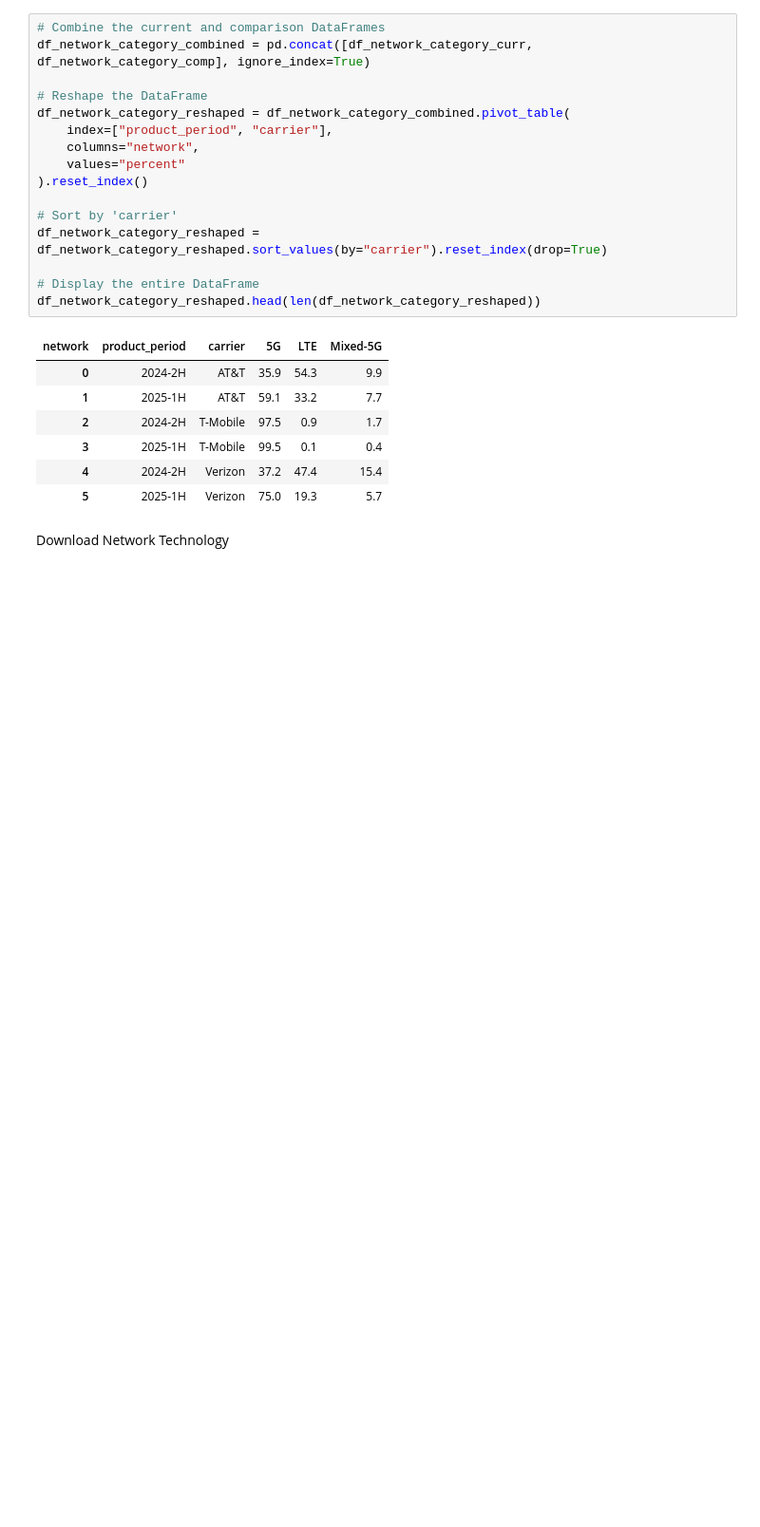
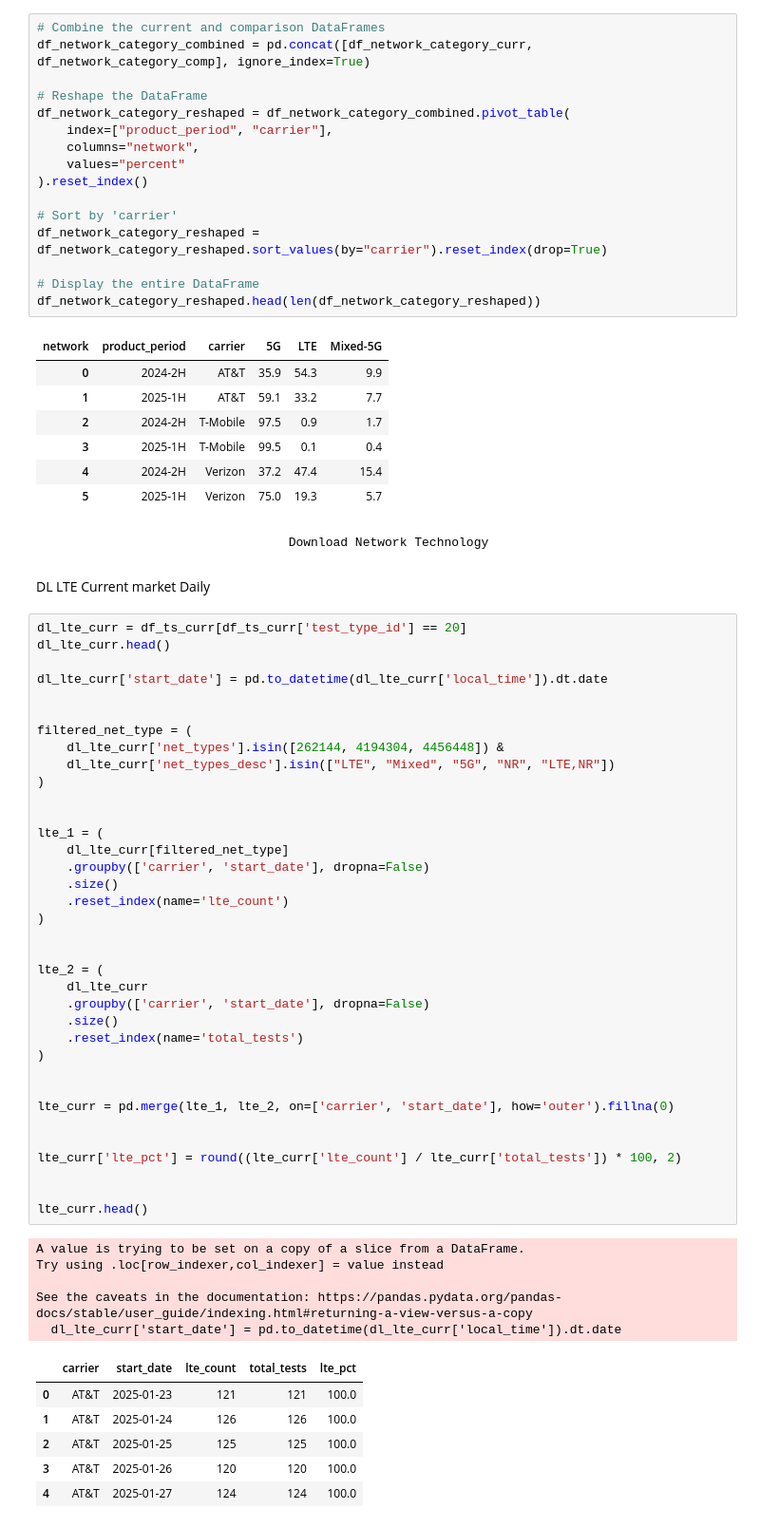
Before and after one commit to ookla-jennymassari/dq_reporting_test.py, a Jupyter notebook: dq_reporting_notebook.ipynb, the cells around one changed output. Shown at 95% size. Drawn from its saved outputs; the diff is of its cells as text; blank space fills up the shorter version.

Commit message:
1- Created table for Data Network Category reshaped by network type. 2- Added logic for DL LTE market daily.

```diff
--- a/dq_reporting_notebook.ipynb
+++ b/dq_reporting_notebook.ipynb
@@ -508,4 +508,54 @@ df_network_category_reshaped.head(len(df_network_category_reshaped))
 | 4 | 2024-2H | Verizon | 37.2 | 47.4 | 15.4 |
 | 5 | 2025-1H | Verizon | 75.0 | 19.3 | 5.7 |
 # %% [markdown]
-Download Network Technology
+                                    Download Network Technology
+# %% [markdown]
+DL LTE Current market Daily
+# %%
+dl_lte_curr = df_ts_curr[df_ts_curr['test_type_id'] == 20]
+dl_lte_curr.head()
+
+dl_lte_curr['start_date'] = pd.to_datetime(dl_lte_curr['local_time']).dt.date
+
+
+filtered_net_type = (
+    dl_lte_curr['net_types'].isin([262144, 4194304, 4456448]) &
+    dl_lte_curr['net_types_desc'].isin(["LTE", "Mixed", "5G", "NR", "LTE,NR"])
+)
+
+
+lte_1 = (
+    dl_lte_curr[filtered_net_type]
+    .groupby(['carrier', 'start_date'], dropna=False)
+    .size()
+    .reset_index(name='lte_count')
+)
+
+
+lte_2 = (
+    dl_lte_curr
+    .groupby(['carrier', 'start_date'], dropna=False)
+    .size()
+    .reset_index(name='total_tests')
+)
+
+
+lte_curr = pd.merge(lte_1, lte_2, on=['carrier', 'start_date'], how='outer').fillna(0)
+
+
+lte_curr['lte_pct'] = round((lte_curr['lte_count'] / lte_curr['total_tests']) * 100, 2)
+
+
+lte_curr.head()
+# %% [output]
+A value is trying to be set on a copy of a slice from a DataFrame.
+Try using .loc[row_indexer,col_indexer] = value instead
+
+See the caveats in the documentation: https://pandas.pydata.org/pandas-docs/stable/user_guide/indexing.html#returning-a-view-versus-a-copy
+  dl_lte_curr['start_date'] = pd.to_datetime(dl_lte_curr['local_time']).dt.date
+|  | carrier | start_date | lte_count | total_tests | lte_pct |
+| 0 | AT&T | 2025-01-23 | 121 | 121 | 100.0 |
+| 1 | AT&T | 2025-01-24 | 126 | 126 | 100.0 |
+| 2 | AT&T | 2025-01-25 | 125 | 125 | 100.0 |
+| 3 | AT&T | 2025-01-26 | 120 | 120 | 100.0 |
+| 4 | AT&T | 2025-01-27 | 124 | 124 | 100.0 |
```
Also changed, not shown: parts of 2 cells of this notebook, 1 other file.
